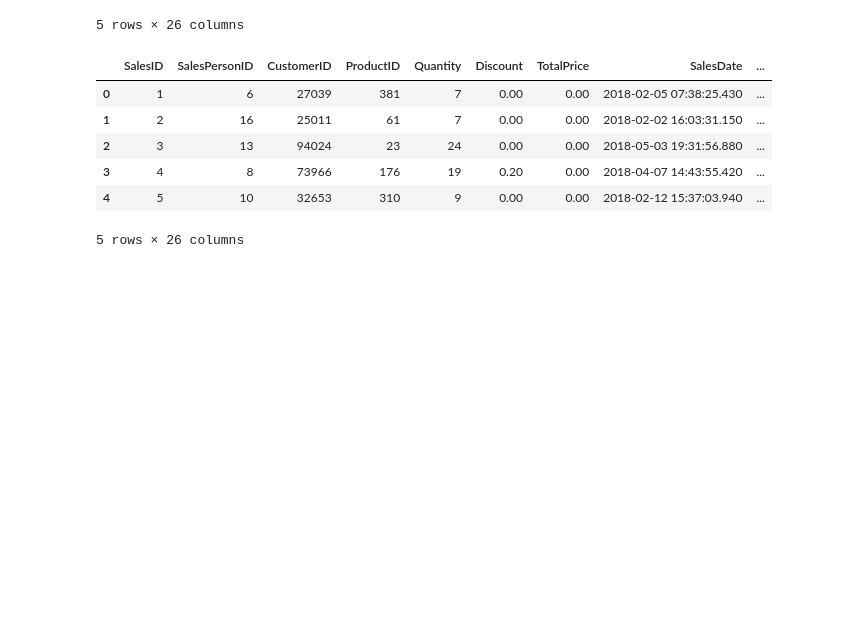
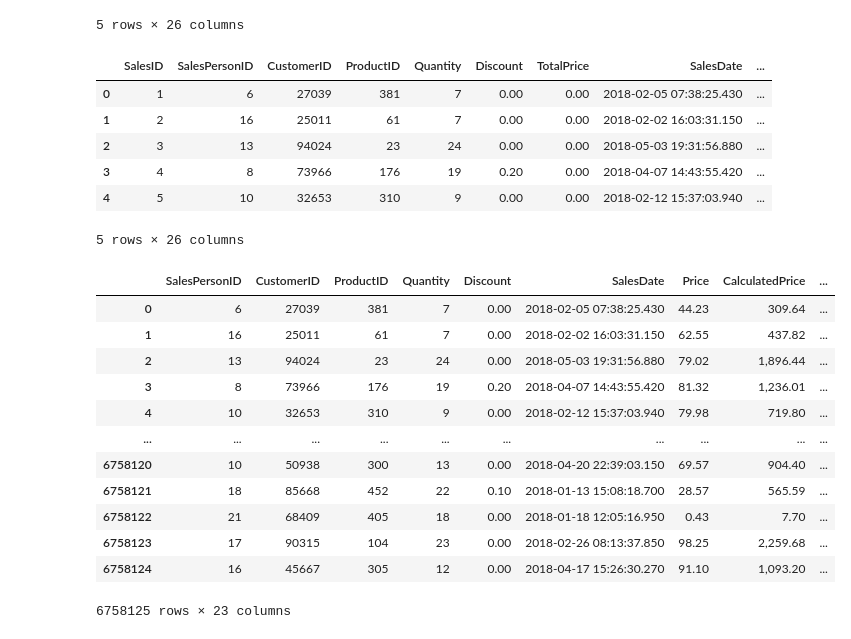
Before and after one commit to marianagil68/SoyHenryDEModulo1, a Jupyter notebook: Modulo1/Avance3/avance3.ipynb, the cells around one changed output. Cells and saved outputs as stored; diff of their text form; code cells hidden in the pictures; blank space fills up the shorter version.

```diff
--- a/Modulo1/Avance3/avance3.ipynb
+++ b/Modulo1/Avance3/avance3.ipynb
@@ -206,3 +206,20 @@ df.head()
 | 3 | 4 | 8 | 73966 | 176 | 19 | 0.20 | 0.00 | 2018-04-07 14:43:55.420 | ... |
 | 4 | 5 | 10 | 32653 | 310 | 9 | 0.00 | 0.00 | 2018-02-12 15:37:03.940 | ... |
 5 rows × 26 columns
+# %%
+# Elimino las columnas que no se van a utilizar
+df.drop(columns=['SalesID', 'TotalPrice', 'TransactionNumber'])
+# %% [output]
+|  | SalesPersonID | CustomerID | ProductID | Quantity | Discount | SalesDate | Price | CalculatedPrice | ... |
+| 0 | 6 | 27039 | 381 | 7 | 0.00 | 2018-02-05 07:38:25.430 | 44.23 | 309.64 | ... |
+| 1 | 16 | 25011 | 61 | 7 | 0.00 | 2018-02-02 16:03:31.150 | 62.55 | 437.82 | ... |
+| 2 | 13 | 94024 | 23 | 24 | 0.00 | 2018-05-03 19:31:56.880 | 79.02 | 1,896.44 | ... |
+| 3 | 8 | 73966 | 176 | 19 | 0.20 | 2018-04-07 14:43:55.420 | 81.32 | 1,236.01 | ... |
+| 4 | 10 | 32653 | 310 | 9 | 0.00 | 2018-02-12 15:37:03.940 | 79.98 | 719.80 | ... |
+| ... | ... | ... | ... | ... | ... | ... | ... | ... | ... |
+| 6758120 | 10 | 50938 | 300 | 13 | 0.00 | 2018-04-20 22:39:03.150 | 69.57 | 904.40 | ... |
+| 6758121 | 18 | 85668 | 452 | 22 | 0.10 | 2018-01-13 15:08:18.700 | 28.57 | 565.59 | ... |
+| 6758122 | 21 | 68409 | 405 | 18 | 0.00 | 2018-01-18 12:05:16.950 | 0.43 | 7.70 | ... |
+| 6758123 | 17 | 90315 | 104 | 23 | 0.00 | 2018-02-26 08:13:37.850 | 98.25 | 2,259.68 | ... |
+| 6758124 | 16 | 45667 | 305 | 12 | 0.00 | 2018-04-17 15:26:30.270 | 91.10 | 1,093.20 | ... |
+6758125 rows × 23 columns
```
Also changed, not shown: parts of 1 cell of this notebook, 1 other file.
